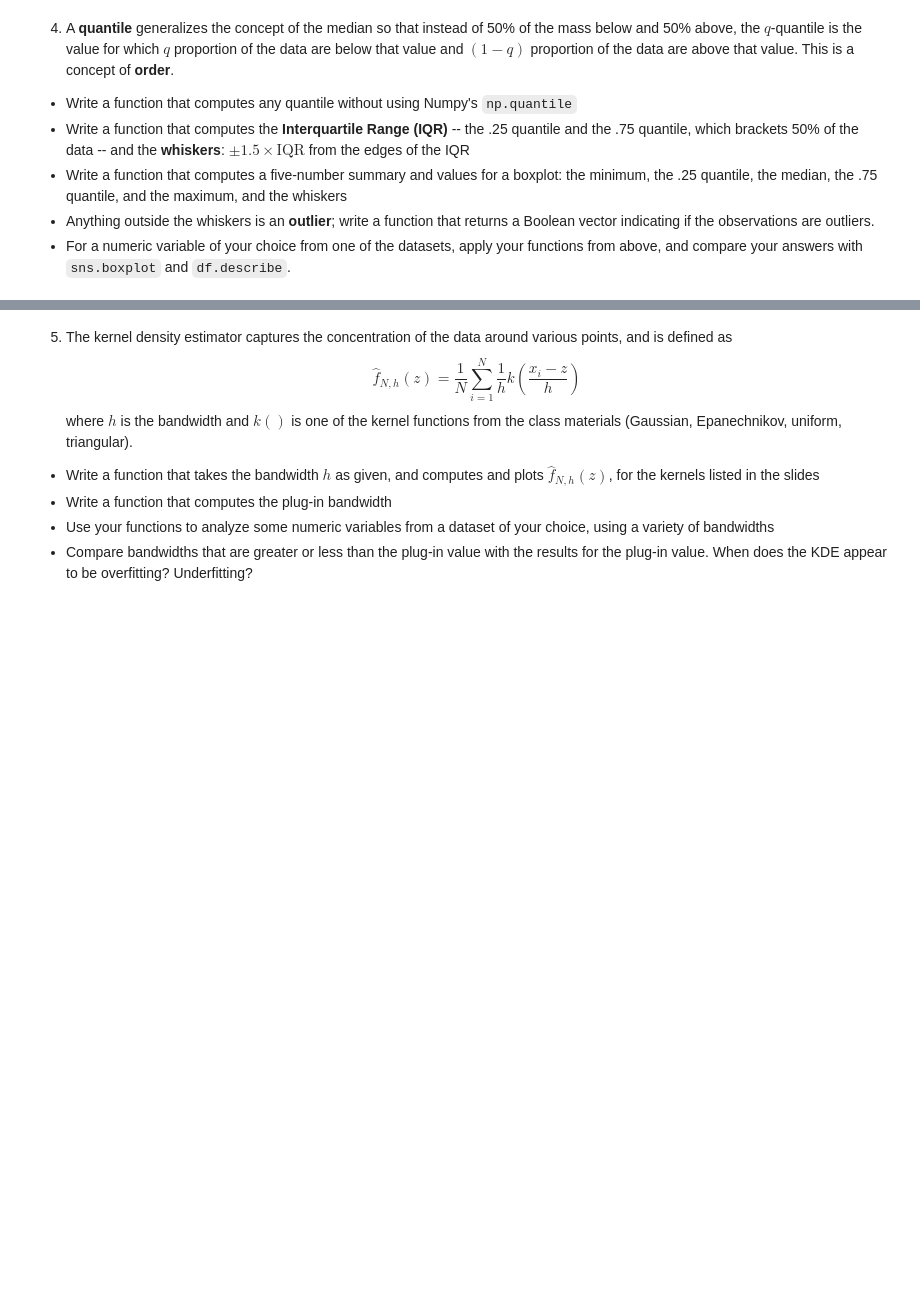
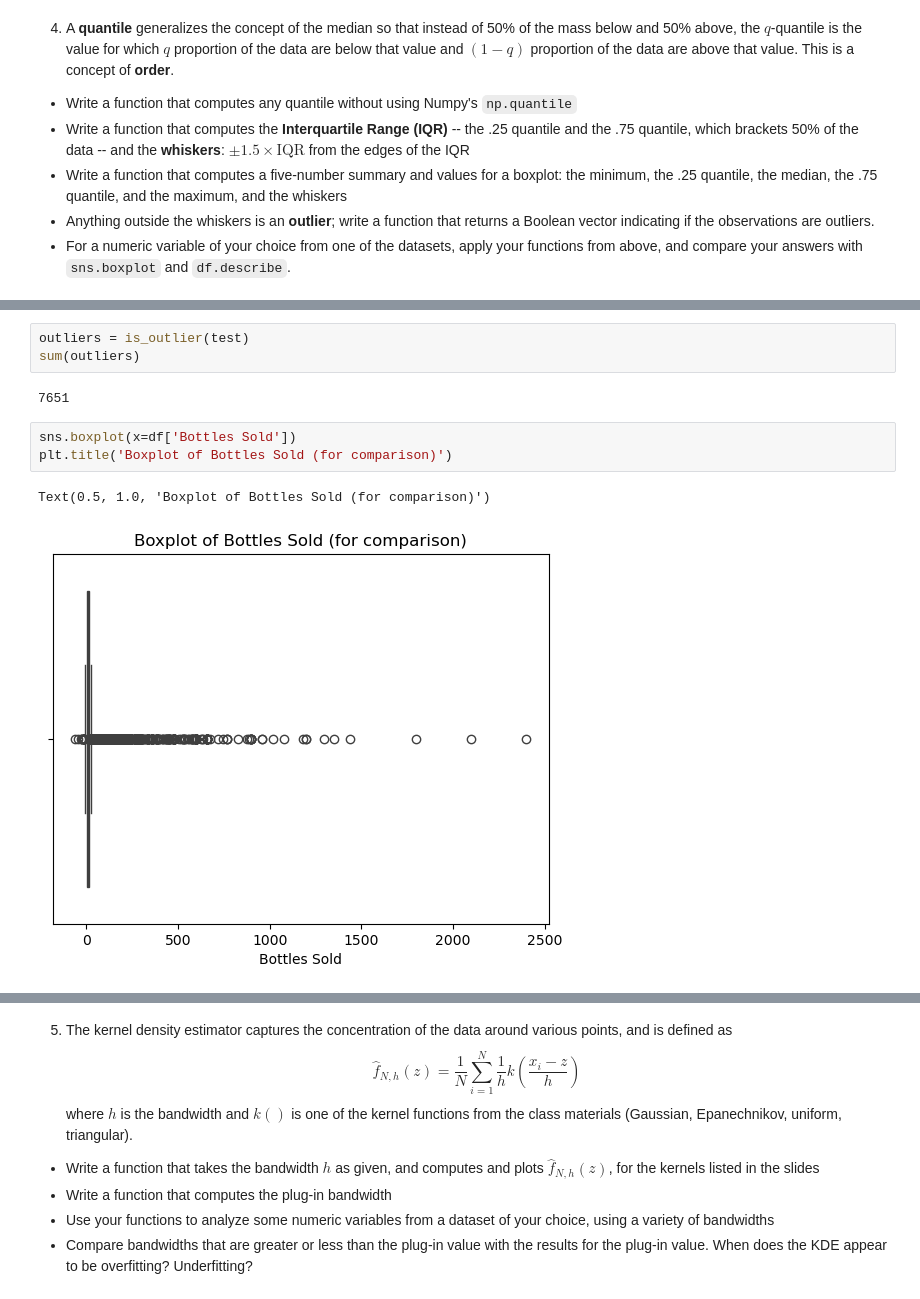
Before and after one commit to emilyrgarman/assignment_2, a Jupyter notebook: assignment_2-2.ipynb, the cells around one changed output, grey strips where cells are left out. Cells and saved outputs as stored; diff of their text form; blank space fills up the shorter version.

```diff
--- a/assignment_2-2.ipynb
+++ b/assignment_2-2.ipynb
@@ -194,0 +255,11 @@ As sample size N increases, the ECDF smooths and becomes a better approximate fo
+# %%
+outliers = is_outlier(test)
+sum(outliers)
+# %% [output]
+7651
+# %%
+sns.boxplot(x=df['Bottles Sold'])
+plt.title('Boxplot of Bottles Sold (for comparison)')
+# %% [output]
+Text(0.5, 1.0, 'Boxplot of Bottles Sold (for comparison)')
+[figure, added]
```
Also changed, not shown: parts of 13 cells of this notebook.
